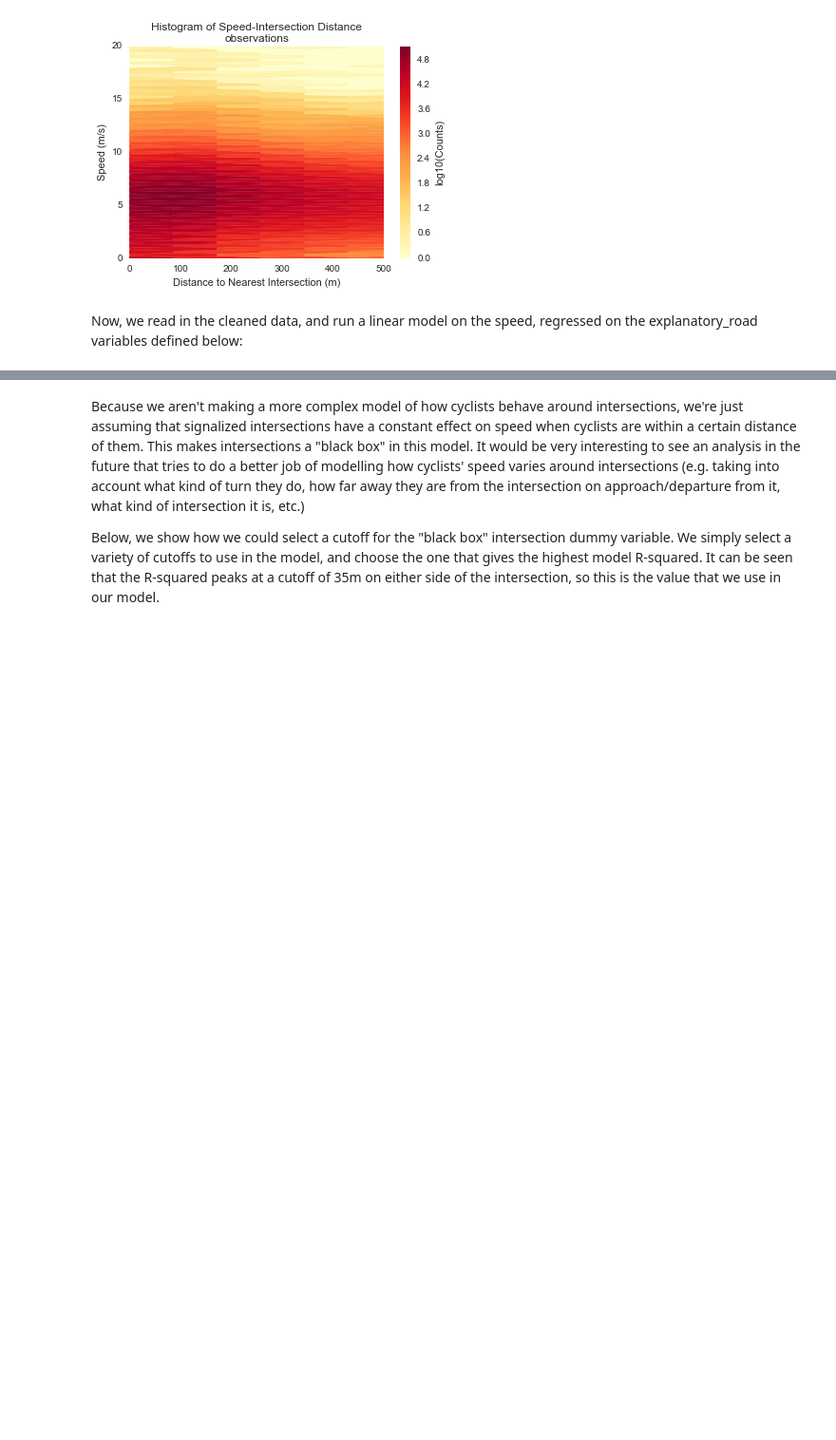
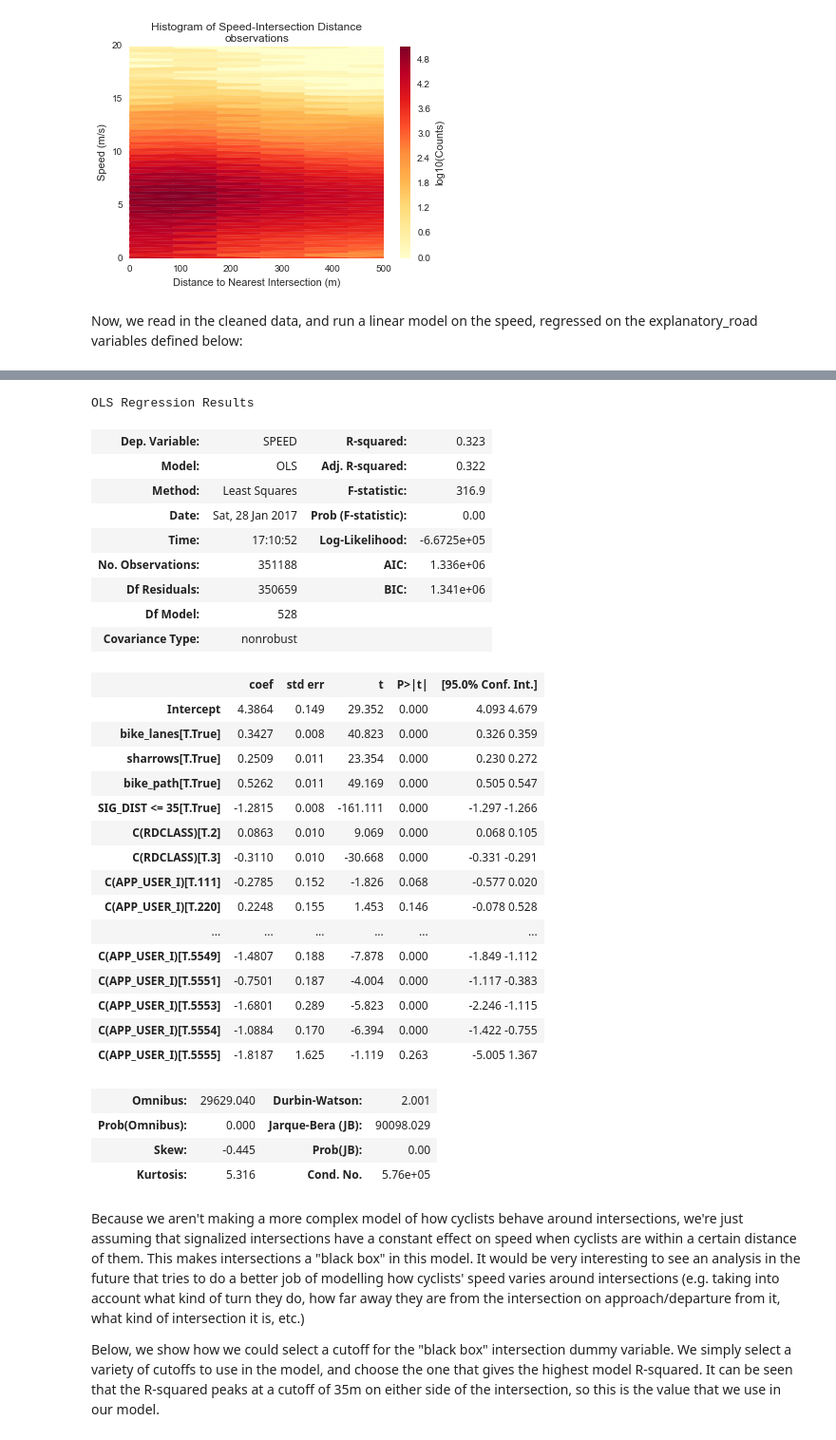
Before and after one commit to aclarry/toronto-cycling-speed-analysis, a Jupyter notebook: Speed Analysis.ipynb, the cells around one changed output, grey strips where cells are left out. Shown at 95% size. Cells and saved outputs as stored; diff of their text form; code cells hidden in the pictures; blank space fills up the shorter version.

Commit message:
Update Speed Analysis

```diff
--- a/Speed Analysis.ipynb
+++ b/Speed Analysis.ipynb
@@ -90,3 +98,43 @@ OLS Regression Results
+# %%
+explanatory_road = ("bike_lanes", "sharrows", "bike_path", "SIG_DIST <= 35", "volume",
+                    "I(volume/(LANES*speed_limit))", "speed_limit", "LANES", "C(RDCLASS)", "SLOPE_TF",
+                    "C(APP_USER_I)")
+
+formula = "SPEED ~ " + " + ".join(explanatory_road)
+model = sm.ols(formula=formula, data=data.sample(frac=0.1)).fit()
+
+model.summary()
+# %% [output]
+OLS Regression Results
+| Dep. Variable: | SPEED | R-squared: | 0.323 |
+| Model: | OLS | Adj. R-squared: | 0.322 |
+| Method: | Least Squares | F-statistic: | 316.9 |
+| Date: | Sat, 28 Jan 2017 | Prob (F-statistic): | 0.00 |
+| Time: | 17:10:52 | Log-Likelihood: | -6.6725e+05 |
+| No. Observations: | 351188 | AIC: | 1.336e+06 |
+| Df Residuals: | 350659 | BIC: | 1.341e+06 |
+| Df Model: | 528 |  |  |
+| Covariance Type: | nonrobust |  |  |
+|  | coef | std err | t | P>|t| | [95.0% Conf. Int.] |
+| Intercept | 4.3864 | 0.149 | 29.352 | 0.000 | 4.093 4.679 |
+| bike_lanes[T.True] | 0.3427 | 0.008 | 40.823 | 0.000 | 0.326 0.359 |
+| sharrows[T.True] | 0.2509 | 0.011 | 23.354 | 0.000 | 0.230 0.272 |
+| bike_path[T.True] | 0.5262 | 0.011 | 49.169 | 0.000 | 0.505 0.547 |
+| SIG_DIST <= 35[T.True] | -1.2815 | 0.008 | -161.111 | 0.000 | -1.297 -1.266 |
+| C(RDCLASS)[T.2] | 0.0863 | 0.010 | 9.069 | 0.000 | 0.068 0.105 |
+| C(RDCLASS)[T.3] | -0.3110 | 0.010 | -30.668 | 0.000 | -0.331 -0.291 |
+| C(APP_USER_I)[T.111] | -0.2785 | 0.152 | -1.826 | 0.068 | -0.577 0.020 |
+| C(APP_USER_I)[T.220] | 0.2248 | 0.155 | 1.453 | 0.146 | -0.078 0.528 |
+| ... | ... | ... | ... | ... | ... |
+| C(APP_USER_I)[T.5549] | -1.4807 | 0.188 | -7.878 | 0.000 | -1.849 -1.112 |
+| C(APP_USER_I)[T.5551] | -0.7501 | 0.187 | -4.004 | 0.000 | -1.117 -0.383 |
+| C(APP_USER_I)[T.5553] | -1.6801 | 0.289 | -5.823 | 0.000 | -2.246 -1.115 |
+| C(APP_USER_I)[T.5554] | -1.0884 | 0.170 | -6.394 | 0.000 | -1.422 -0.755 |
+| C(APP_USER_I)[T.5555] | -1.8187 | 1.625 | -1.119 | 0.263 | -5.005 1.367 |
+| Omnibus: | 29629.040 | Durbin-Watson: | 2.001 |
+| Prob(Omnibus): | 0.000 | Jarque-Bera (JB): | 90098.029 |
+| Skew: | -0.445 | Prob(JB): | 0.00 |
+| Kurtosis: | 5.316 | Cond. No. | 5.76e+05 |
 # %% [markdown]
 Because we aren't making a more complex model of how cyclists behave around intersections,
 we're just assuming that signalized intersections have a constant effect on speed when cyclists
```
Also changed, not shown: parts of 9 cells of this notebook, 1 other file.
